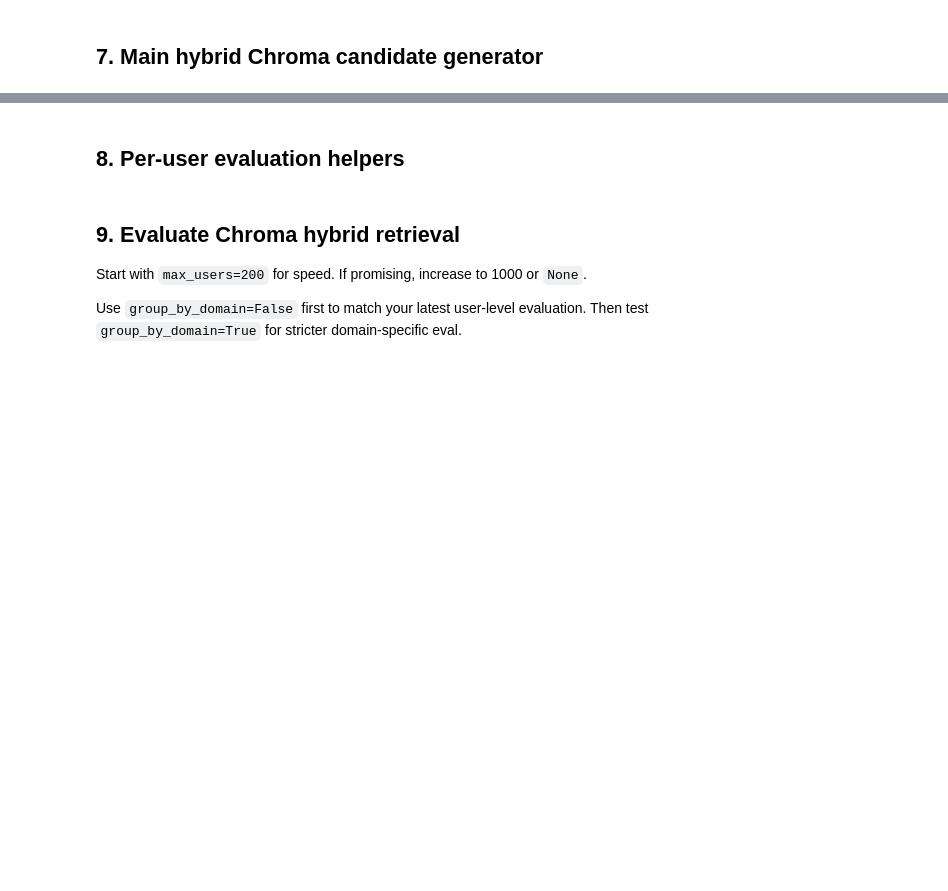
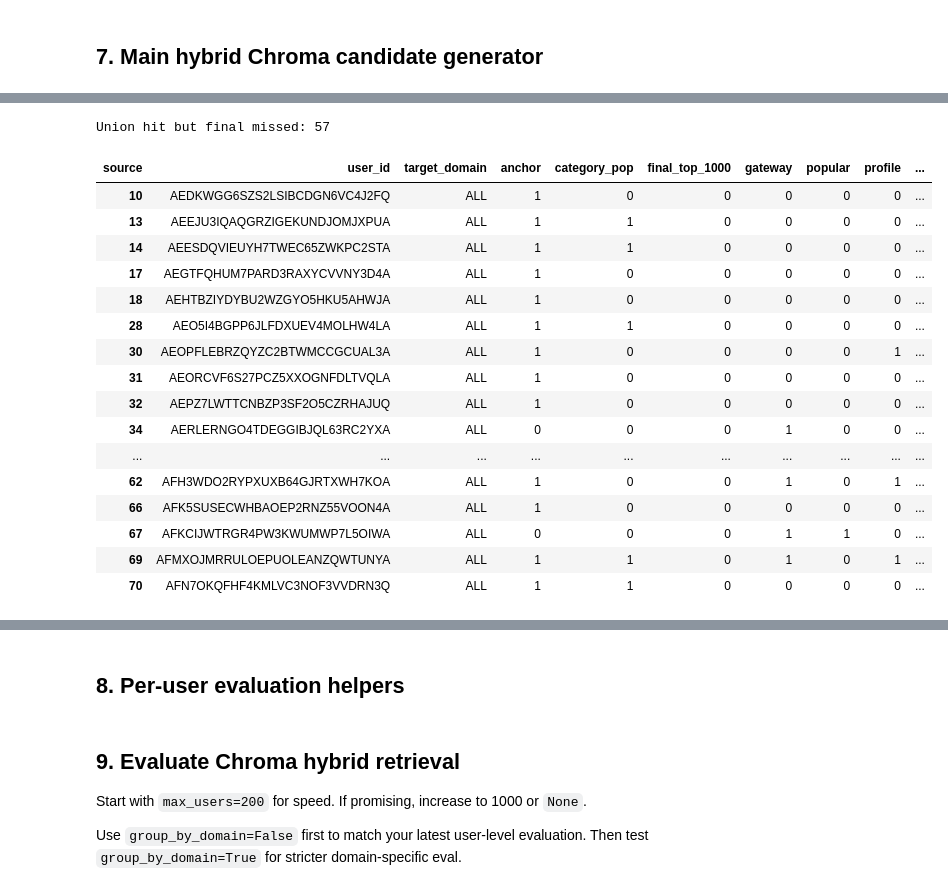
Before and after one commit to Hab-eeb/UserModRecomDSN, a Jupyter notebook: task_b_chroma_bge_retrieval_v1.ipynb, the cells around one changed output, grey strips where cells are left out. Drawn from its saved outputs; the diff is of its cells as text; code cells hidden in the pictures; blank space fills up the shorter version.

```diff
--- a/task_b_chroma_bge_retrieval_v1.ipynb
+++ b/task_b_chroma_bge_retrieval_v1.ipynb
@@ -649,0 +988,16 @@ cands.head(10)
+# %%
+source_audit_df, source_audit_summary = run_source_coverage_audit(
+    eval_df=internal_val_df,
+    max_users=200,
+    random_state=RANDOM_STATE,
+    group_by_domain=False,
+    profile_n=2000,
+    anchor_per_query_n=2000,
+    popular_n=2000,
+    gateway_n=2000,
+    category_popular_n=2000,
+    final_top_n=1000,
+    include_seen_filter=True,
+)
+
+source_audit_summary
@@ -649,0 +1013,54 @@ cands.head(10)
+# %%
+# -------------------------
+# Cases where candidate generation works but final blend fails
+# -------------------------
+
+def find_union_hit_final_miss(source_audit_df, final_source_name="final_top_1000"):
+    pivot = (
+        source_audit_df
+        .pivot_table(
+            index=["user_id", "target_domain"],
+            columns="source",
+            values="hit_any_truth",
+            aggfunc="max",
+            fill_value=0,
+        )
+        .reset_index()
+    )
+
+    if "unranked_union" not in pivot.columns:
+        raise ValueError("source_audit_df does not contain unranked_union rows.")
+
+    if final_source_name not in pivot.columns:
+        raise ValueError(f"source_audit_df does not contain {final_source_name} rows.")
+
+    bad = pivot[
+        (pivot["unranked_union"] == 1)
+        & (pivot[final_source_name] == 0)
+    ].copy()
+
+    return bad.sort_values(["user_id", "target_domain"])
+
+
+union_hit_final_miss = find_union_hit_final_miss(source_audit_df, final_source_name="final_top_1000")
+print("Union hit but final missed:", len(union_hit_final_miss))
+union_hit_final_miss.head(20)
+# %% [output]
+Union hit but final missed: 57
+| source | user_id | target_domain | anchor | category_pop | final_top_1000 | gateway | popular | profile | ... |
+| 10 | AEDKWGG6SZS2LSIBCDGN6VC4J2FQ | ALL | 1 | 0 | 0 | 0 | 0 | 0 | ... |
+| 13 | AEEJU3IQAQGRZIGEKUNDJOMJXPUA | ALL | 1 | 1 | 0 | 0 | 0 | 0 | ... |
+| 14 | AEESDQVIEUYH7TWEC65ZWKPC2STA | ALL | 1 | 1 | 0 | 0 | 0 | 0 | ... |
+| 17 | AEGTFQHUM7PARD3RAXYCVVNY3D4A | ALL | 1 | 0 | 0 | 0 | 0 | 0 | ... |
+| 18 | AEHTBZIYDYBU2WZGYO5HKU5AHWJA | ALL | 1 | 0 | 0 | 0 | 0 | 0 | ... |
+| 28 | AEO5I4BGPP6JLFDXUEV4MOLHW4LA | ALL | 1 | 1 | 0 | 0 | 0 | 0 | ... |
+| 30 | AEOPFLEBRZQYZC2BTWMCCGCUAL3A | ALL | 1 | 0 | 0 | 0 | 0 | 1 | ... |
+| 31 | AEORCVF6S27PCZ5XXOGNFDLTVQLA | ALL | 1 | 0 | 0 | 0 | 0 | 0 | ... |
+| 32 | AEPZ7LWTTCNBZP3SF2O5CZRHAJUQ | ALL | 1 | 0 | 0 | 0 | 0 | 0 | ... |
+| 34 | AERLERNGO4TDEGGIBJQL63RC2YXA | ALL | 0 | 0 | 0 | 1 | 0 | 0 | ... |
+| ... | ... | ... | ... | ... | ... | ... | ... | ... | ... |
+| 62 | AFH3WDO2RYPXUXB64GJRTXWH7KOA | ALL | 1 | 0 | 0 | 1 | 0 | 1 | ... |
+| 66 | AFK5SUSECWHBAOEP2RNZ55VOON4A | ALL | 1 | 0 | 0 | 0 | 0 | 0 | ... |
+| 67 | AFKCIJWTRGR4PW3KWUMWP7L5OIWA | ALL | 0 | 0 | 0 | 1 | 1 | 0 | ... |
+| 69 | AFMXOJMRRULOEPUOLEANZQWTUNYA | ALL | 1 | 1 | 0 | 1 | 0 | 1 | ... |
+| 70 | AFN7OKQFHF4KMLVC3NOF3VVDRN3Q | ALL | 1 | 1 | 0 | 0 | 0 | 0 | ... |
```
Also changed, not shown: parts of 14 cells of this notebook, 1 other file.
